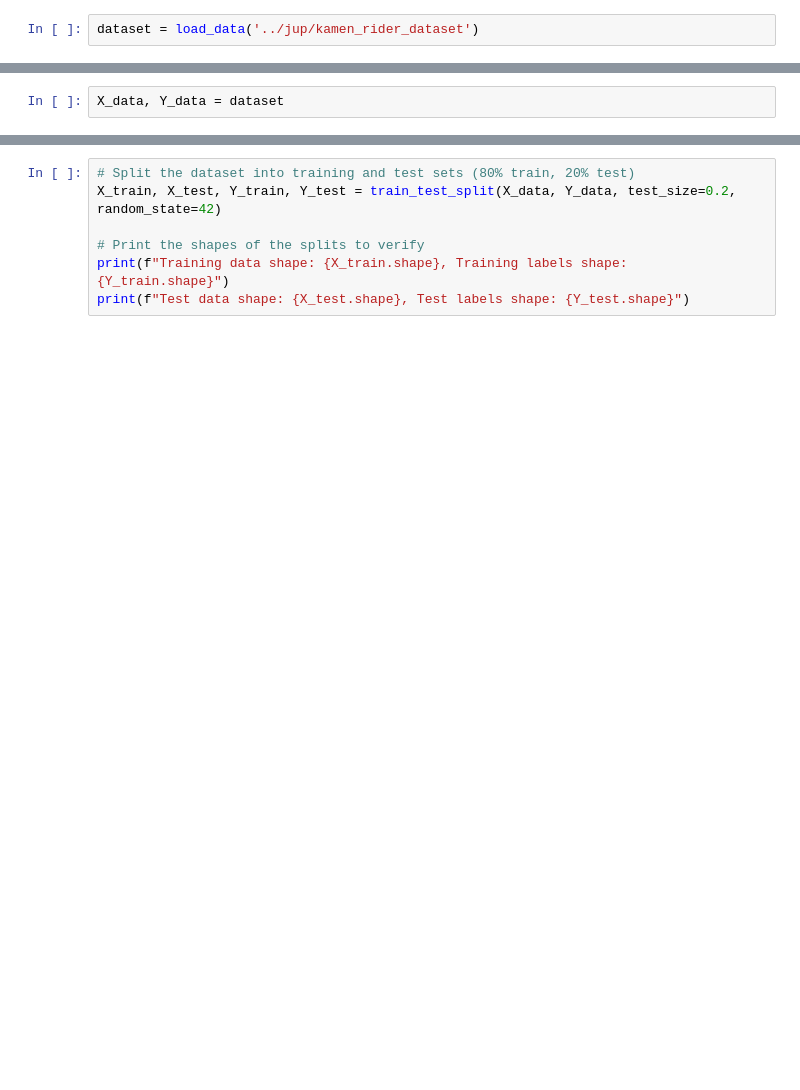
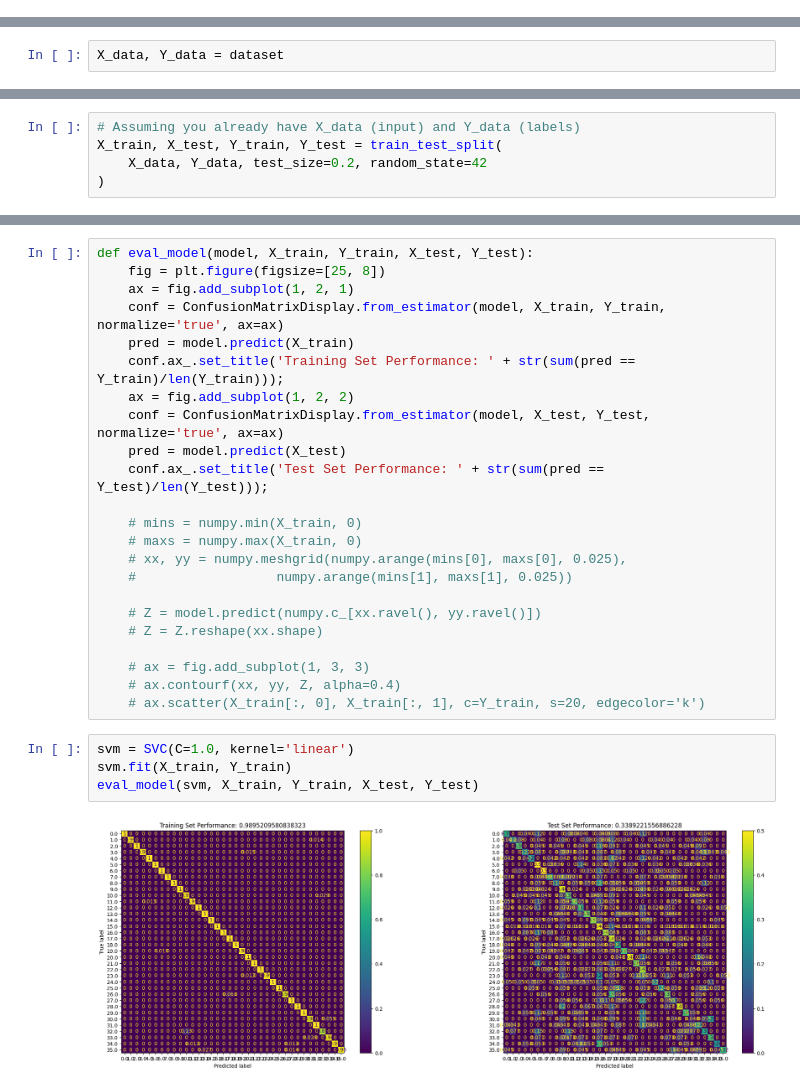
Before and after one commit to Lion0416/kamen-rider-image-classification, a Jupyter notebook: data prepossessing(kamen rider).ipynb, the cells around one changed output, grey strips where cells are left out. Cells and saved outputs as stored; diff of their text form; blank space fills up the shorter version.

Commit message:
Update Jupyter notebook code
Added few SVM model & deep learning methods

```diff
--- a/data prepossessing(kamen rider).ipynb
+++ b/data prepossessing(kamen rider).ipynb
@@ -79,2 +108,0 @@ def load_data(path):
-# %%
-dataset = load_data('../jup/kamen_rider_dataset')
@@ -120 +128,6 @@ show_sample_images(X_data, Y_data, num_images=10)
+# %%
+# Assuming you already have X_data (input) and Y_data (labels)
+X_train, X_test, Y_train, Y_test = train_test_split(
+    X_data, Y_data, test_size=0.2, random_state=42
+)
 # %%
@@ -153,7 +173,29 @@ print(classification_report(Y_test, Y_pred))
-# %%
-# Split the dataset into training and test sets (80% train, 20% test)
-X_train, X_test, Y_train, Y_test = train_test_split(X_data, Y_data, test_size=0.2, random_state=42)
-
-# Print the shapes of the splits to verify
-print(f"Training data shape: {X_train.shape}, Training labels shape: {Y_train.shape}")
-print(f"Test data shape: {X_test.shape}, Test labels shape: {Y_test.shape}")
+# %%
+def eval_model(model, X_train, Y_train, X_test, Y_test):
+    fig = plt.figure(figsize=[25, 8])
+    ax = fig.add_subplot(1, 2, 1)
+    conf = ConfusionMatrixDisplay.from_estimator(model, X_train, Y_train, normalize='true', ax=ax)
+    pred = model.predict(X_train)
+    conf.ax_.set_title('Training Set Performance: ' + str(sum(pred == Y_train)/len(Y_train)));
+    ax = fig.add_subplot(1, 2, 2)
+    conf = ConfusionMatrixDisplay.from_estimator(model, X_test, Y_test, normalize='true', ax=ax)
+    pred = model.predict(X_test)
+    conf.ax_.set_title('Test Set Performance: ' + str(sum(pred == Y_test)/len(Y_test)));
+
+    # mins = numpy.min(X_train, 0)
+    # maxs = numpy.max(X_train, 0)
+    # xx, yy = numpy.meshgrid(numpy.arange(mins[0], maxs[0], 0.025),
+    #                  numpy.arange(mins[1], maxs[1], 0.025))
+
+    # Z = model.predict(numpy.c_[xx.ravel(), yy.ravel()])
+    # Z = Z.reshape(xx.shape)
+
+    # ax = fig.add_subplot(1, 3, 3)
+    # ax.contourf(xx, yy, Z, alpha=0.4)
+    # ax.scatter(X_train[:, 0], X_train[:, 1], c=Y_train, s=20, edgecolor='k')
+# %%
+svm = SVC(C=1.0, kernel='linear')
+svm.fit(X_train, Y_train)
+eval_model(svm, X_train, Y_train, X_test, Y_test)
+# %% [output]
+[figure, added]
```
Also changed, not shown: parts of 30 cells of this notebook.
